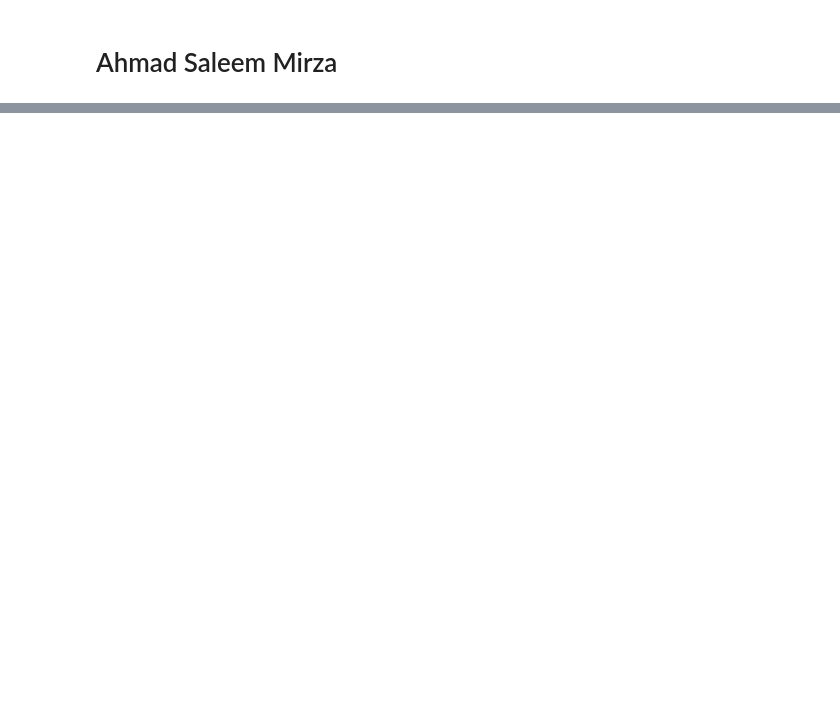
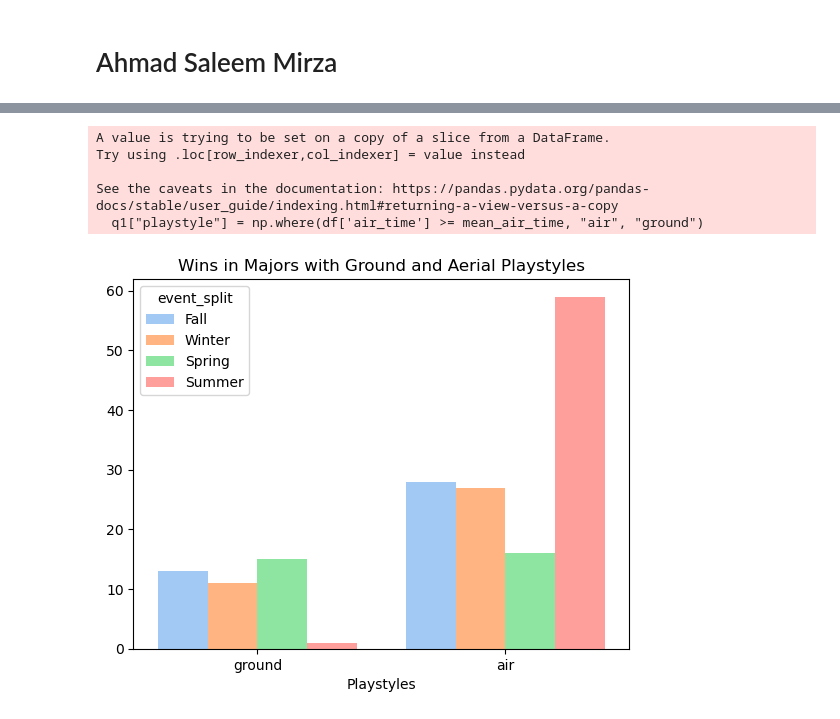
Before and after one commit to ahmadsm1/Rocket-League-Winning-Strategies, a Jupyter notebook: notebooks/analysis1.ipynb, the cells around one changed output, grey strips where cells are left out. Cells and saved outputs as stored; diff of their text form; code cells hidden in the pictures; blank space fills up the shorter version.

```diff
--- a/notebooks/analysis1.ipynb
+++ b/notebooks/analysis1.ipynb
@@ -24,0 +139,14 @@ pd.read_csv('../data/raw/matches_by_teams.csv')
+# %%
+x = result[(result['event'] == "Major") | (result['event'] == "World Championship")]
+q1_majors = pf.play_style_stats(x, mean_air_time)
+
+major_plot = sns.countplot(data=q1_majors, x = "playstyle", hue="event_split",palette='pastel', saturation=1, order=['ground','air'])
+major_plot.set(xlabel='Playstyles', ylabel='', title="Wins in Majors with Ground and Aerial Playstyles")
+plt.show()
+# %% [output]
+A value is trying to be set on a copy of a slice from a DataFrame.
+Try using .loc[row_indexer,col_indexer] = value instead
+
+See the caveats in the documentation: https://pandas.pydata.org/pandas-docs/stable/user_guide/indexing.html#returning-a-view-versus-a-copy
+  q1["playstyle"] = np.where(df['air_time'] >= mean_air_time, "air", "ground")
+[figure, added]
```
Also changed, not shown: parts of 31 cells of this notebook, 4 other files.
